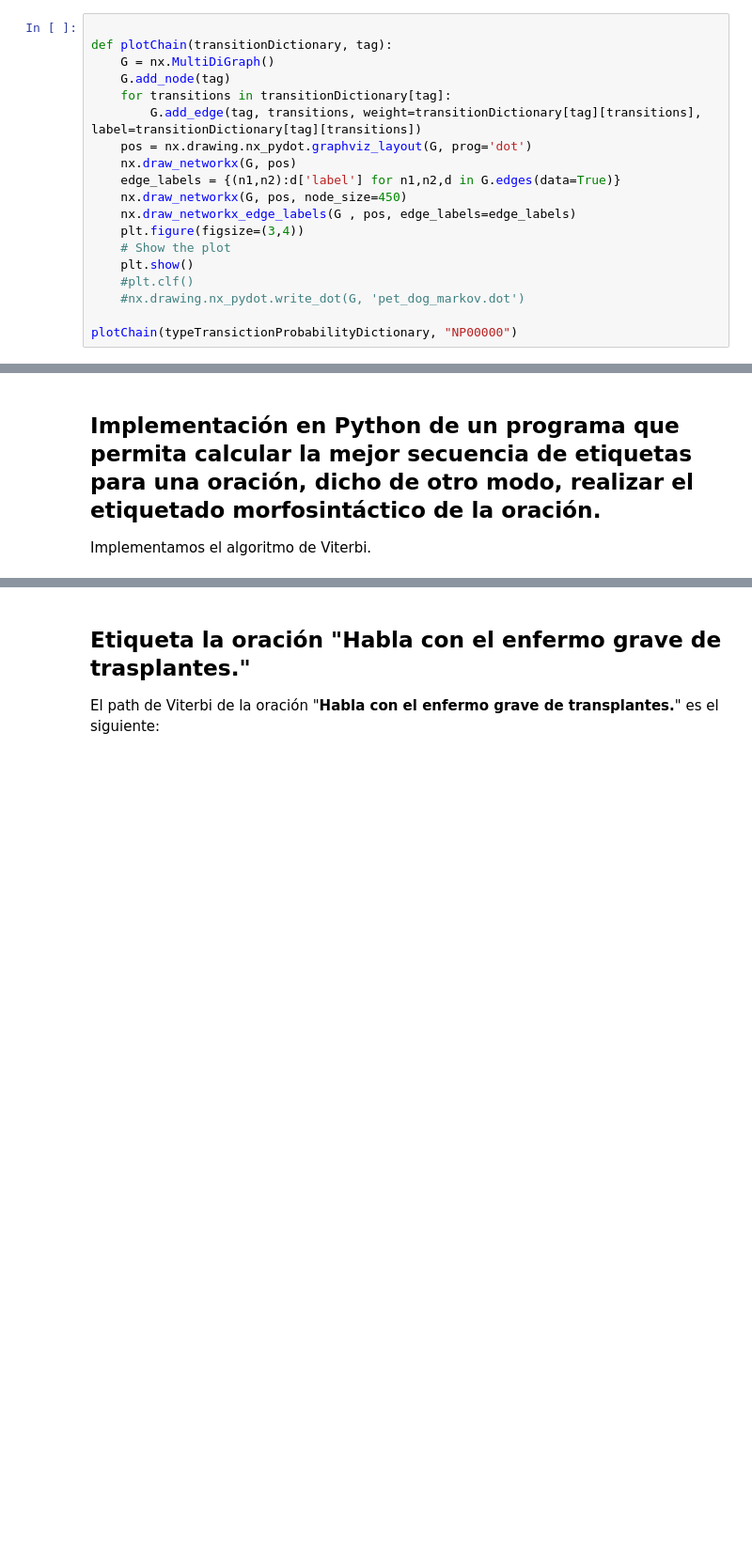
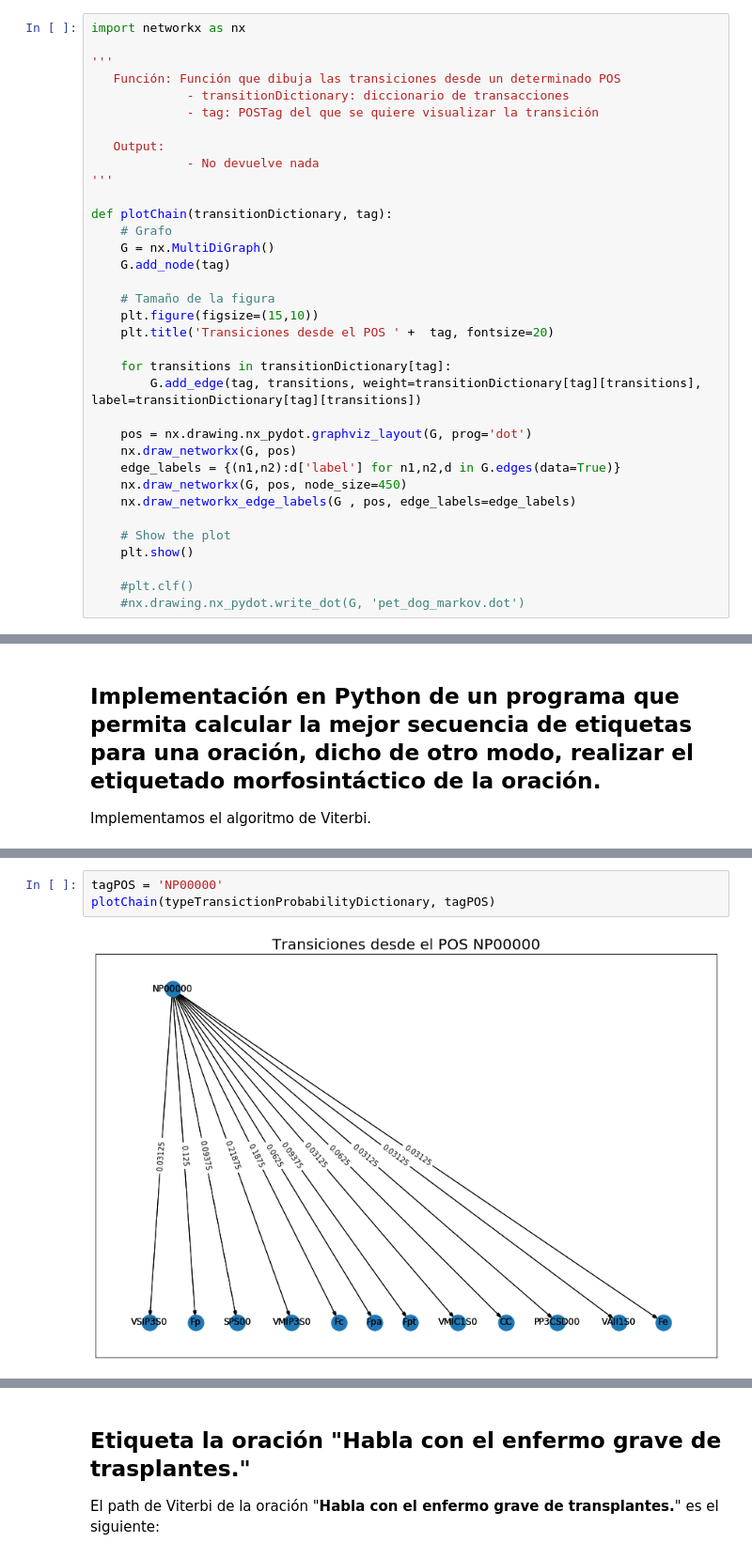
Before and after one commit to ignlopezperez/viterbi-morphosyntactic-analyzer, a Jupyter notebook: viterbi-morphosyntactic-analyzer.ipynb, the cells around one changed output, grey strips where cells are left out. Shown at 94% size. Saved outputs shown, nothing was run; the diff lists cells and outputs as text; blank space fills up the shorter version.

```diff
--- a/viterbi-morphosyntactic-analyzer.ipynb
+++ b/viterbi-morphosyntactic-analyzer.ipynb
@@ -298,19 +252,35 @@ ppr.pprint(typeTransictionProbabilityDictionary['NP00000'])
 # %%
+import networkx as nx
+
+'''
+   Función: Función que dibuja las transiciones desde un determinado POS
+             - transitionDictionary: diccionario de transacciones
+             - tag: POSTag del que se quiere visualizar la transición
+
+   Output:
+             - No devuelve nada
+'''
 
 def plotChain(transitionDictionary, tag):
+    # Grafo
     G = nx.MultiDiGraph()
     G.add_node(tag)
+
+    # Tamaño de la figura
+    plt.figure(figsize=(15,10))
+    plt.title('Transiciones desde el POS ' +  tag, fontsize=20)
+
     for transitions in transitionDictionary[tag]:
         G.add_edge(tag, transitions, weight=transitionDictionary[tag][transitions], label=transitionDictionary[tag][transitions])
+
     pos = nx.drawing.nx_pydot.graphviz_layout(G, prog='dot')
     nx.draw_networkx(G, pos)
     edge_labels = {(n1,n2):d['label'] for n1,n2,d in G.edges(data=True)}
     nx.draw_networkx(G, pos, node_size=450)
     nx.draw_networkx_edge_labels(G , pos, edge_labels=edge_labels)
-    plt.figure(figsize=(3,4))
+
     # Show the plot
     plt.show()
+
     #plt.clf()
     #nx.drawing.nx_pydot.write_dot(G, 'pet_dog_markov.dot')
-
-plotChain(typeTransictionProbabilityDictionary, "NP00000")
@@ -516,0 +495,5 @@ def calculateViterbiPath(sentence, observationProbabilities, transictionProbabil
+# %%
+tagPOS = 'NP00000'
+plotChain(typeTransictionProbabilityDictionary, tagPOS)
+# %% [output]
+[figure, added]
```
Also changed, not shown: parts of 18 cells of this notebook, 1 other file.
